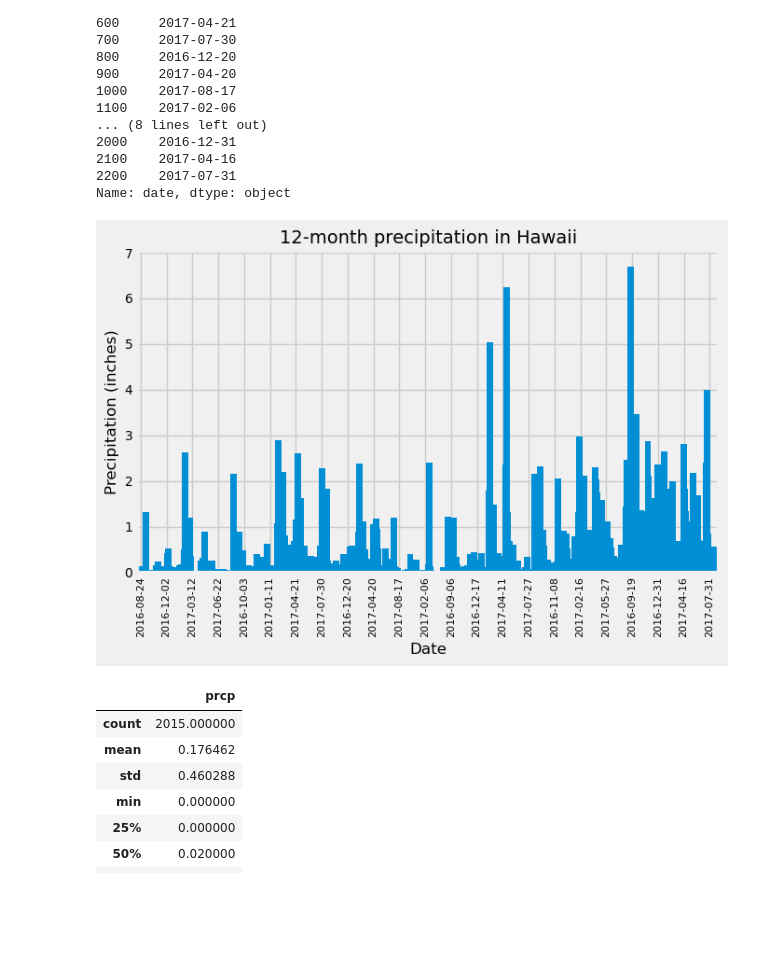
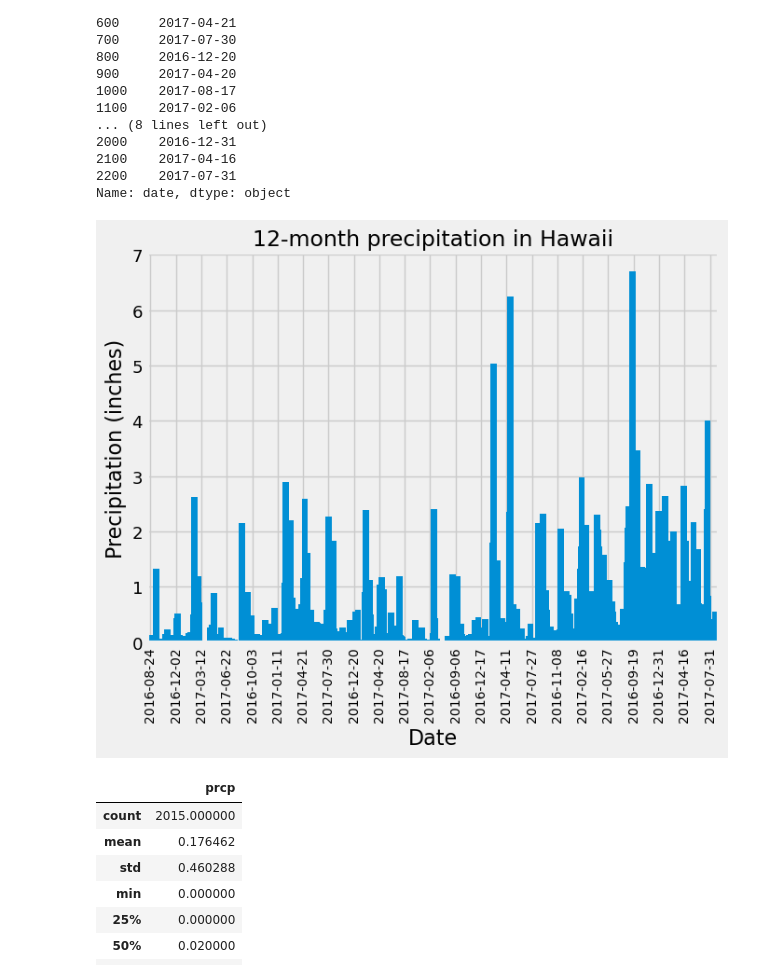
Before and after one commit to kendraliu/SQL-Alchemy-challenge, a Jupyter notebook: climate.ipynb, the cells around one changed output. Saved outputs shown, nothing was run; the diff lists cells and outputs as text; code cells hidden in the pictures; blank space fills up the shorter version.

Commit message:
update graphs

```diff
--- a/climate.ipynb
+++ b/climate.ipynb
@@ -138,19 +138,19 @@ prcpData["date"].iloc[ticks]
 2200    2017-07-31
 Name: date, dtype: object
 # %%
-prcpPlot = prcpData.plot(kind="bar", width=25, figsize=(7,5))
+prcpPlot = prcpData.plot(kind="bar", width=25, figsize=(7,6))
 prcpPlot.set_xticks(ticks)
-prcpPlot.set_xticklabels(prcpData["date"].iloc[ticks], rotation=90, size=8)
-prcpPlot.tick_params(axis='y', labelsize=10)
-prcpPlot.set_xlabel("Date", fontsize=12)
-prcpPlot.set_ylabel("Precipitation (inches)", fontsize=12)
-prcpPlot.set_title("12-month precipitation in Hawaii", fontsize=14)
+prcpPlot.set_xticklabels(prcpData["date"].iloc[ticks], rotation=90, size=10)
+prcpPlot.tick_params(axis='y', labelsize=13)
+prcpPlot.set_xlabel("Date", fontsize=16)
+prcpPlot.set_ylabel("Precipitation (inches)", fontsize=16)
+prcpPlot.set_title("12-month precipitation in Hawaii", fontsize=17)
 prcpPlot.legend().set_visible(False)
 plt.tight_layout()
 plt.savefig("images/12monthPrcp.png")
 plt.show()
 # %% [output]
-[figure, old version]
+[figure, new version]
 # %%
 # Use Pandas to calculate the summary statistics for the precipitation data
 rainSummary = pd.DataFrame(prcpData["prcp"].describe())
```
